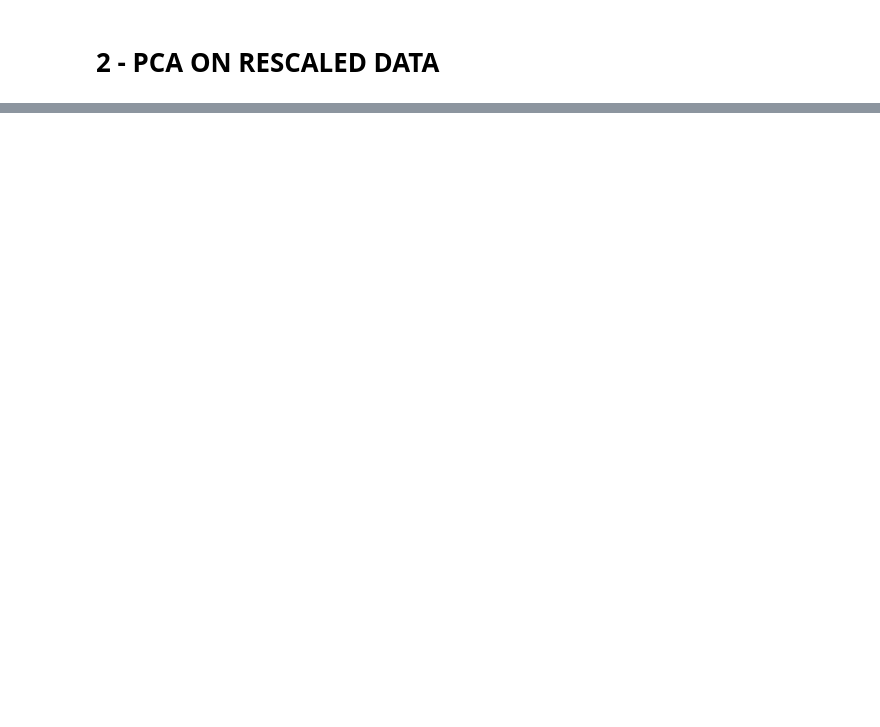
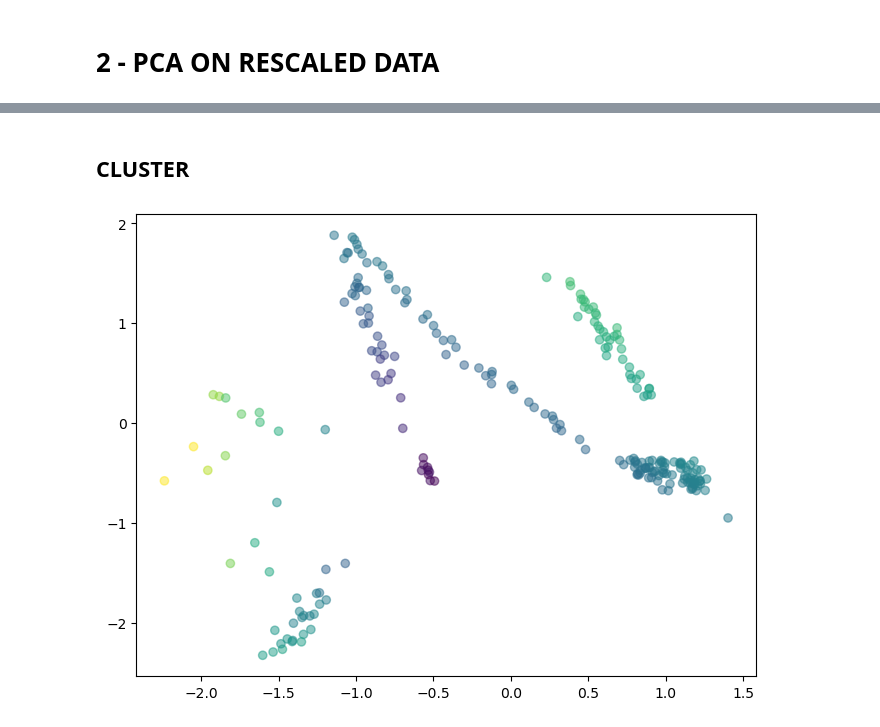
Before and after one commit to RoccoGiugni/ASML-24-25, a Jupyter notebook: L15/L15.ipynb, the cells around one changed output, grey strips where cells are left out. Saved outputs shown, nothing was run; the diff lists cells and outputs as text; code cells hidden in the pictures; blank space fills up the shorter version.

```diff
--- a/L15/L15.ipynb
+++ b/L15/L15.ipynb
@@ -212,0 +192,16 @@ ValueError: x and y must have same first dimension, but have shapes (240,) and (
+# %% [markdown]
+## CLUSTER
+# %%
+mm_scaler = MinMaxScaler((0, 2))
+x_scaled = scaler.fit_transform(x)
+
+fig, ax = plt.subplots(1, 1, figsize=(8, 6))
+
+ax.scatter(x_scaled[:, 0], x_scaled[:, 1], c=x_scaled[:, 2], alpha=.5)
+
+#ax.set_xscale('log')
+#ax.set_yscale('log')
+
+plt.show()
+# %% [output]
+[figure, added]
```
Also changed, not shown: parts of 13 cells of this notebook, 1 other file.
